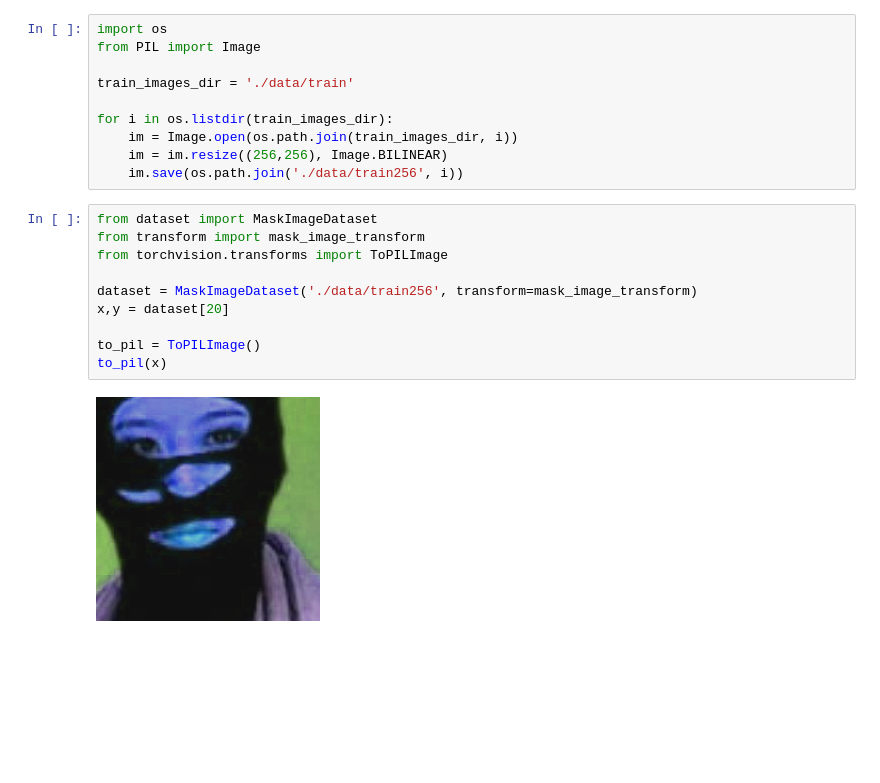
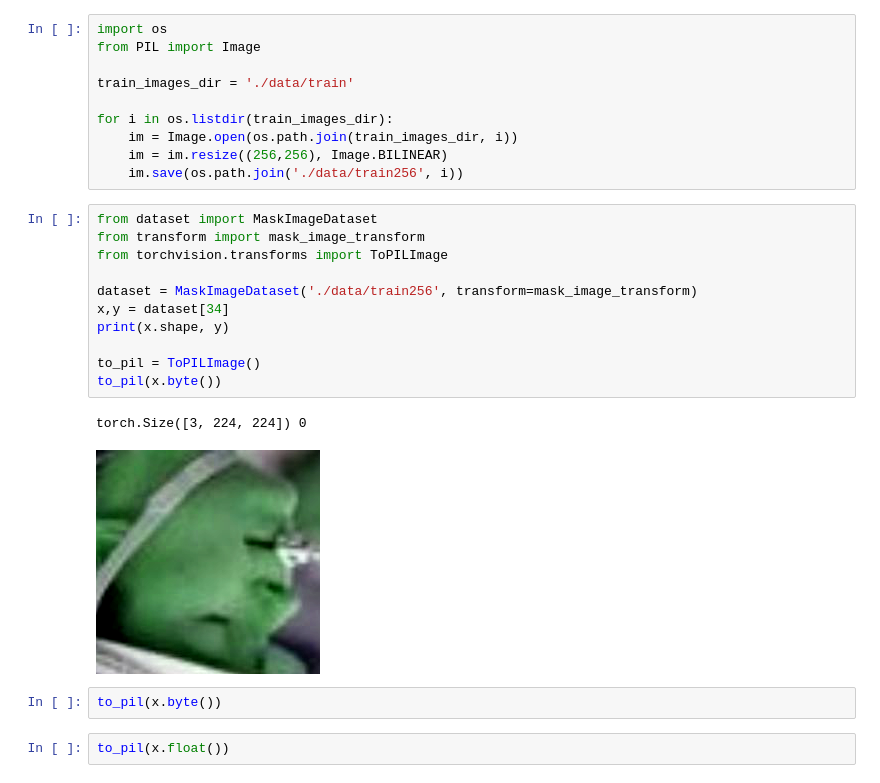
Before and after one commit to snirlugassy/face_mask_detection, a Jupyter notebook: explore.ipynb, the cells around one changed output. Drawn from its saved outputs; the diff is of its cells as text; blank space fills up the shorter version.

```diff
--- a/explore.ipynb
+++ b/explore.ipynb
@@ -128,12 +98,18 @@ for i in os.listdir(train_images_dir):
 # %%
 from dataset import MaskImageDataset
 from transform import mask_image_transform
 from torchvision.transforms import ToPILImage
 
 dataset = MaskImageDataset('./data/train256', transform=mask_image_transform)
-x,y = dataset[20]
+x,y = dataset[34]
+print(x.shape, y)
 
 to_pil = ToPILImage()
-to_pil(x)
+to_pil(x.byte())
 # %% [output]
+torch.Size([3, 224, 224]) 0
-[figure, old version]
+[figure, new version]
+# %%
+to_pil(x.byte())
+# %%
+to_pil(x.float())
```
Also changed, not shown: parts of 23 cells of this notebook, 5 other files.
